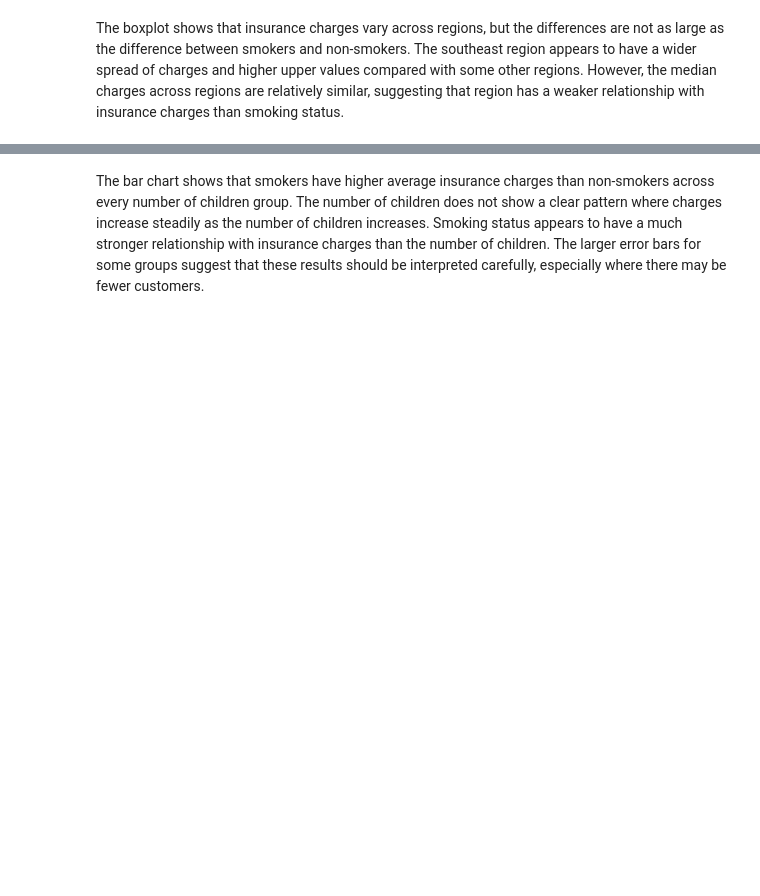
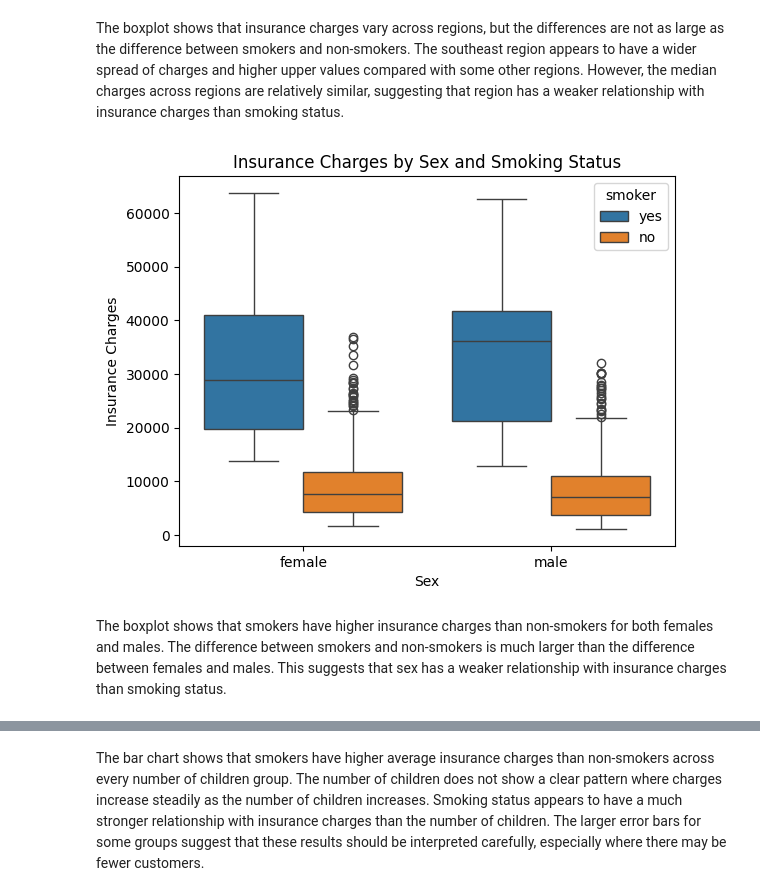
Before and after one commit to sahra02/Healthcare_Insurance, a Jupyter notebook: jupyter_notebooks/02_data_visualisation.ipynb, the cells around one changed output, grey strips where cells are left out. Drawn from its saved outputs; the diff is of its cells as text; code cells hidden in the pictures; blank space fills up the shorter version.

Commit message:
Updated data visualisation notebook

```diff
--- a/jupyter_notebooks/02_data_visualisation.ipynb
+++ b/jupyter_notebooks/02_data_visualisation.ipynb
@@ -177,5 +276,15 @@ plt.show()
 # %% [markdown]
 The boxplot shows that insurance charges vary across regions, but the differences are not as large as the difference between smokers and non-smokers. The southeast region appears to have a wider spread of charges and higher upper values compared with some other regions. However, the median charges across regions are relatively similar, suggesting that region has a weaker relationship with insurance charges than smoking status.
+# %%
+sns.boxplot(data=df, x='sex', y='charges', hue='smoker')
+plt.title('Insurance Charges by Sex and Smoking Status')
+plt.xlabel('Sex')
+plt.ylabel('Insurance Charges')
+plt.show()
+# %% [output]
+[figure, added]
+# %% [markdown]
+The boxplot shows that smokers have higher insurance charges than non-smokers for both females and males. The difference between smokers and non-smokers is much larger than the difference between females and males. This suggests that sex has a weaker relationship with insurance charges than smoking status.
 # %%
 sns.barplot(data=df, x='children', y='charges', hue='smoker', palette='Set1')
 plt.title('Insurance Charges by Number of Children and Smoking Status')
```
Also changed, not shown: parts of 24 cells of this notebook.
